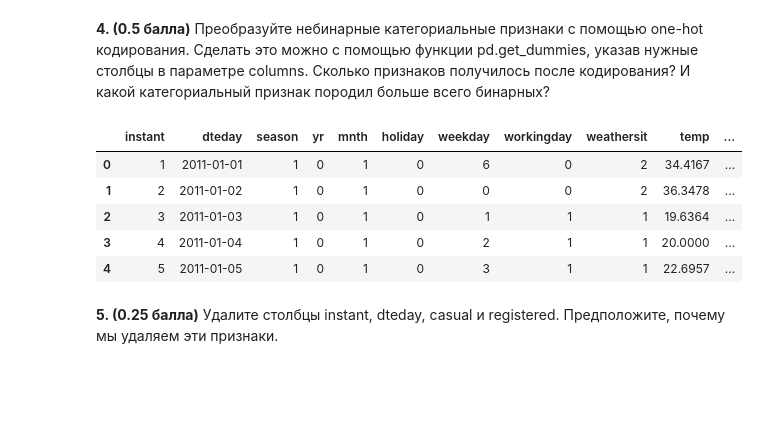
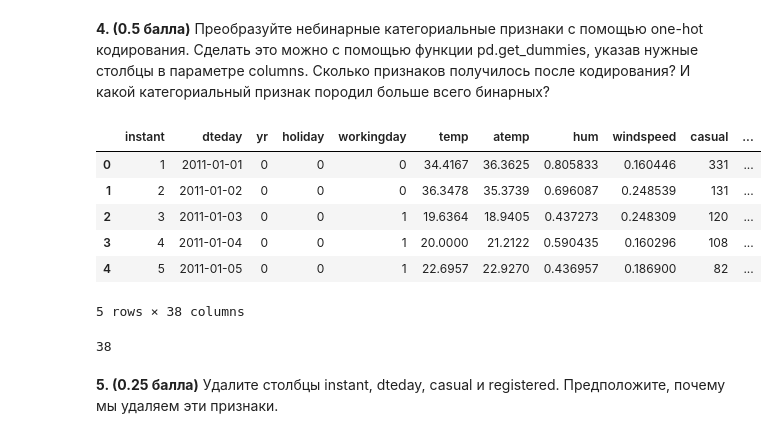
Before and after one commit to BobrG/IreneGit, a Jupyter notebook: HW1.ipynb, the cells around one changed output. Cells and saved outputs as stored; diff of their text form; code cells hidden in the pictures; blank space fills up the shorter version.

```diff
--- a/HW1.ipynb
+++ b/HW1.ipynb
@@ -77,15 +77,23 @@ plt.scatter(data['atemp'], data['cnt'])
 # %% [markdown]
 **4. (0.5 балла)** Преобразуйте небинарные категориальные признаки с помощью one-hot кодирования. Сделать это можно с помощью функции pd.get_dummies, указав нужные столбцы в параметре columns. Сколько признаков получилось после кодирования? И какой категориальный признак породил больше всего бинарных?
 # %%
-pd.get_dummies(data, columns=['season', 'weathersit', 'yr', 'mnth'])
+data = pd.get_dummies(data, columns=['season', 'weathersit', 'mnth', 'weekday'])
+# yr, weathersit, workingday are binary features
 data.head()
 # %% [output]
-|  | instant | dteday | season | yr | mnth | holiday | weekday | workingday | weathersit | temp | ... |
-| 0 | 1 | 2011-01-01 | 1 | 0 | 1 | 0 | 6 | 0 | 2 | 34.4167 | ... |
-| 1 | 2 | 2011-01-02 | 1 | 0 | 1 | 0 | 0 | 0 | 2 | 36.3478 | ... |
-| 2 | 3 | 2011-01-03 | 1 | 0 | 1 | 0 | 1 | 1 | 1 | 19.6364 | ... |
-| 3 | 4 | 2011-01-04 | 1 | 0 | 1 | 0 | 2 | 1 | 1 | 20.0000 | ... |
-| 4 | 5 | 2011-01-05 | 1 | 0 | 1 | 0 | 3 | 1 | 1 | 22.6957 | ... |
+|  | instant | dteday | yr | holiday | workingday | temp | atemp | hum | windspeed | casual | ... |
+| 0 | 1 | 2011-01-01 | 0 | 0 | 0 | 34.4167 | 36.3625 | 0.805833 | 0.160446 | 331 | ... |
+| 1 | 2 | 2011-01-02 | 0 | 0 | 0 | 36.3478 | 35.3739 | 0.696087 | 0.248539 | 131 | ... |
+| 2 | 3 | 2011-01-03 | 0 | 0 | 1 | 19.6364 | 18.9405 | 0.437273 | 0.248309 | 120 | ... |
+| 3 | 4 | 2011-01-04 | 0 | 0 | 1 | 20.0000 | 21.2122 | 0.590435 | 0.160296 | 108 | ... |
+| 4 | 5 | 2011-01-05 | 0 | 0 | 1 | 22.6957 | 22.9270 | 0.436957 | 0.186900 | 82 | ... |
+5 rows × 38 columns
+# %%
+#how many features did we get after encoding?
+len(data.columns)
+#most of new features where generated by 'month' feature (12 months => vector of 12 elements)
+# %% [output]
+38
 # %% [markdown]
 **5. (0.25 балла)** Удалите столбцы instant, dteday, casual и registered. Предположите, почему мы удаляем эти признаки.
 # %%
```
Also changed, not shown: parts of 14 cells of this notebook.
